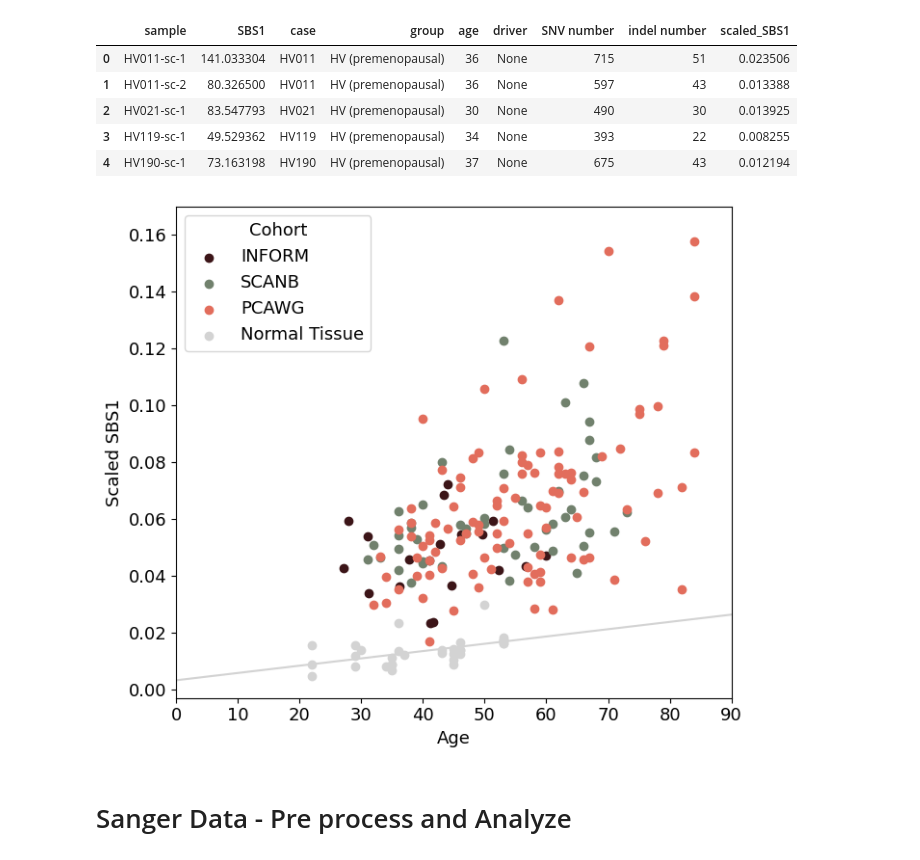
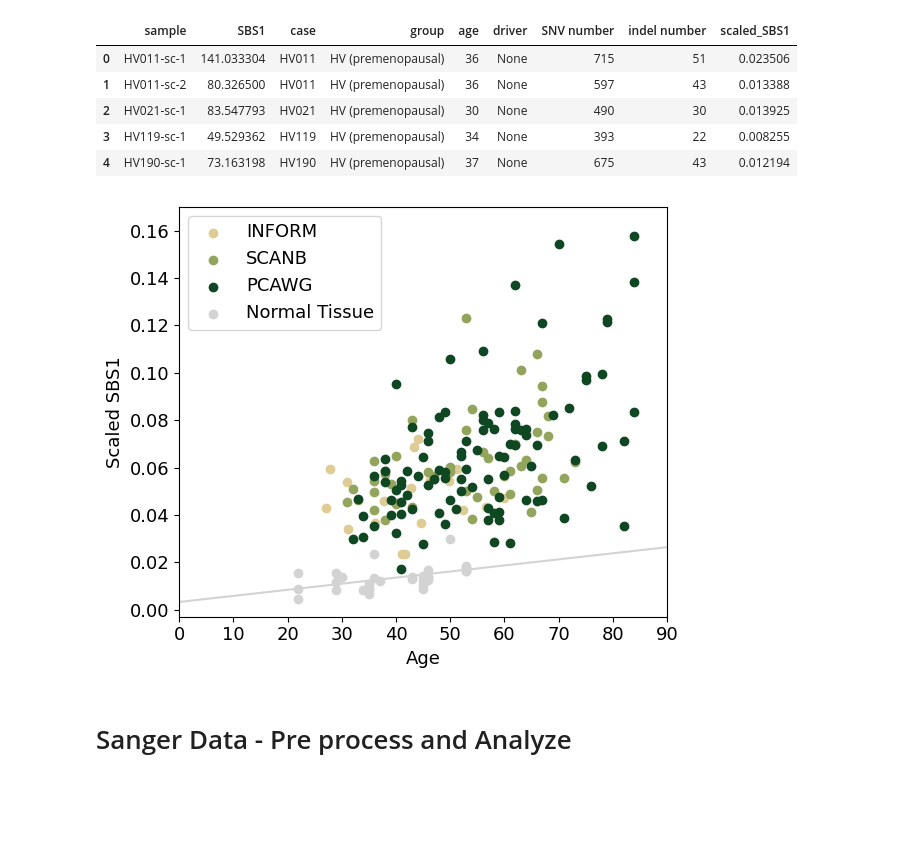
Before and after one commit to michandreop/HRDTimer, a Jupyter notebook: notebooks/paper_figures/Fig3.ipynb, the cells around one changed output. Cells and saved outputs as stored; diff of their text form; code cells hidden in the pictures; blank space fills up the shorter version.

```diff
--- a/notebooks/paper_figures/Fig3.ipynb
+++ b/notebooks/paper_figures/Fig3.ipynb
@@ -145,9 +145,9 @@ G_values = {sample_id: HRDTimerUtils.G(df) for sample_id, df in INFORM_breast_sa
 G_df = pd.DataFrame.from_dict(G_values, orient='index', columns=['G']).reset_index()
 G_df.rename(columns={'index': 'aliquot_id'}, inplace=True)
 
-INFORM_Metadata_v1 = pd.read_csv('INFORM_metadata.csv')
+INFORM_Metadata_v1 = pd.read_csv('/Volumes/extSSD/park_lab/HRDTimer_Analysis/INFORM_metadata.csv')
 
-INFORM_Metadata_v2 = pd.read_csv("clinical_data_deidentified_backup_Felipe_2021-02-08_annotated_2023_April30.txt", delimiter='\t')
+INFORM_Metadata_v2 = pd.read_csv("/Volumes/extSSD/park_lab/HRDTimer_Analysis/clinical_data_deidentified_backup_Felipe_2021-02-08_annotated_2023_April30.txt", delimiter='\t')
 INFORM_Metadata_v2['individual_display_title'] = 'Patient' +  INFORM_Metadata_v2['participant'].astype(str)
 INFORM_Metadata_v2 = INFORM_Metadata_v2[['individual_display_title', 'age']]
 
@@ -187,7 +187,7 @@ plt.show()
 SBS1_acceleration_df = pd.concat([PCAWG_Metadata, SCANB_Metadata, INFORM_Metadata])
 SBS1_acceleration_df.to_csv("/Volumes/extSSD/park_lab/HRDTimer_Analysis/AAA_Apr25_plots/data/PCAWG_SCANB_INFORM_SBS1_Age_plot.csv")
 
-colors = {'INFORM': '#3c1518', 'SCANB': '#71816d', 'PCAWG': '#e26d5c'}
+colors = {'INFORM': '#DFCC94', 'SCANB': '#93A55D', 'PCAWG': '#0F4722'}
 
 fig, ax = plt.subplots(figsize=(6, 5))
 for cohort, color in colors.items():
@@ -206,7 +206,7 @@ plt.show()
 # %% [markdown]
 # Include Normal Tissue Data
 # %%
-mutation_matrix = pd.read_csv('Japanese_data/vcfs/output/SBS/Input_vcffiles.SBS96.all', delimiter='\t', index_col=0)
+mutation_matrix = pd.read_csv('/Volumes/extSSD/park_lab/HRDTimer_Analysis/Japanese_data/vcfs/output/SBS/Input_vcffiles.SBS96.all', delimiter='\t', index_col=0)
 catalog = musical.load_catalog('COSMIC_v3p2_SBS_WGS')
 catalog.restrict_catalog(tumor_type='Breast.AdenoCA', is_MMRD=False, is_PPD=False)
 W = catalog.W
@@ -214,7 +214,7 @@ W = W.reindex(mutation_matrix.index)
 mutation_matrix = mutation_matrix.loc[:, (mutation_matrix != 0).any(axis=0)]
 H, model = musical.refit.refit(mutation_matrix, W, method='likelihood_bidirectional', thresh=0.001)
 # %%
-norm_tissue_data = pd.read_csv("Japanese_Fig1.txt", delimiter='\t')
+norm_tissue_data = pd.read_csv("/Volumes/extSSD/park_lab/HRDTimer_Analysis/Japanese_Fig1.txt", delimiter='\t')
 
 NormalTissueExposures = H.T
 NormalTissueExposures['sample'] = NormalTissueExposures.index
@@ -222,7 +222,7 @@ NormalTissueExposures = NormalTissueExposures[['sample', 'SBS1']]
 NormalTissueExposures = NormalTissueExposures.merge(norm_tissue_data, on='sample')
 NormalTissueExposures['scaled_SBS1'] = NormalTissueExposures['SBS1'] / (2 * 3000)
 NormalTissueExposures = NormalTissueExposures[NormalTissueExposures['group'] != 'BC (postmenopausal)']
-NormalTissueExposures.to_csv("/Volumes/extSSD/park_lab/HRDTimer_Analysis/AAA_Apr25_plots/data/NormalTissue_SBS1_Age_plot.csv")
+#NormalTissueExposures.to_csv("/Volumes/extSSD/park_lab/HRDTimer_Analysis/AAA_Apr25_plots/data/NormalTissue_SBS1_Age_plot.csv")
 NormalTissueExposures.head()
 # %% [output]
 |  | sample | SBS1 | case | group | age | driver | SNV number | indel number | scaled_SBS1 |
@@ -234,30 +234,30 @@ NormalTissueExposures.head()
 # %%
 x = NormalTissueExposures['age']
 y = NormalTissueExposures['scaled_SBS1']
 slope, intercept, *_ = linregress(x, y)
 x_fit = np.linspace(0, 90, 100)
 y_fit = slope * x_fit + intercept
 
 SBS1_acceleration_df = pd.concat([PCAWG_Metadata, SCANB_Metadata, INFORM_Metadata])
-colors = {'INFORM': '#3c1518', 'SCANB': '#71816d', 'PCAWG': '#e26d5c'}
+colors = {'INFORM': '#DFCC94', 'SCANB': '#93A55D', 'PCAWG': '#0F4722'}
 
-fig, ax = plt.subplots(figsize=(7, 6))
+fig, ax = plt.subplots(figsize=(6, 5))
 for cohort, color in colors.items():
     df = SBS1_acceleration_df[SBS1_acceleration_df['Cohort'] == cohort]
     ax.scatter(df['age'], df['scaled_SBS1'], label=cohort, color=color)
 
 ax.scatter(x, y, color='lightgrey', label='Normal Tissue')
 ax.plot(x_fit, y_fit, '-', color='lightgrey')
 
 ax.set(xlabel='Age', ylabel='Scaled SBS1')
-ax.legend(title='Cohort')
+ax.legend()
 plt.xlim(0, 90)
 plt.ylim(-0.003, 0.17)
 plt.tight_layout()
-plt.savefig("AAA_Apr25_plots/SBS1_Acceleration_Bulk.pdf", format='pdf', bbox_inches='tight')
+plt.savefig("/Users/michail/HMS Dropbox/Michail Andreopoulos/HRDTimer/data/output/output_plots/SBS1_Acceleration_Bulk.pdf", format='pdf', bbox_inches='tight')
 plt.show()
 # %% [output]
-[figure, old version]
+[figure, new version]
 # %% [markdown]
 # Sanger Data - Pre process and Analyze
 # %%
```
Also changed, not shown: parts of 5 cells of this notebook, 17 other files.
